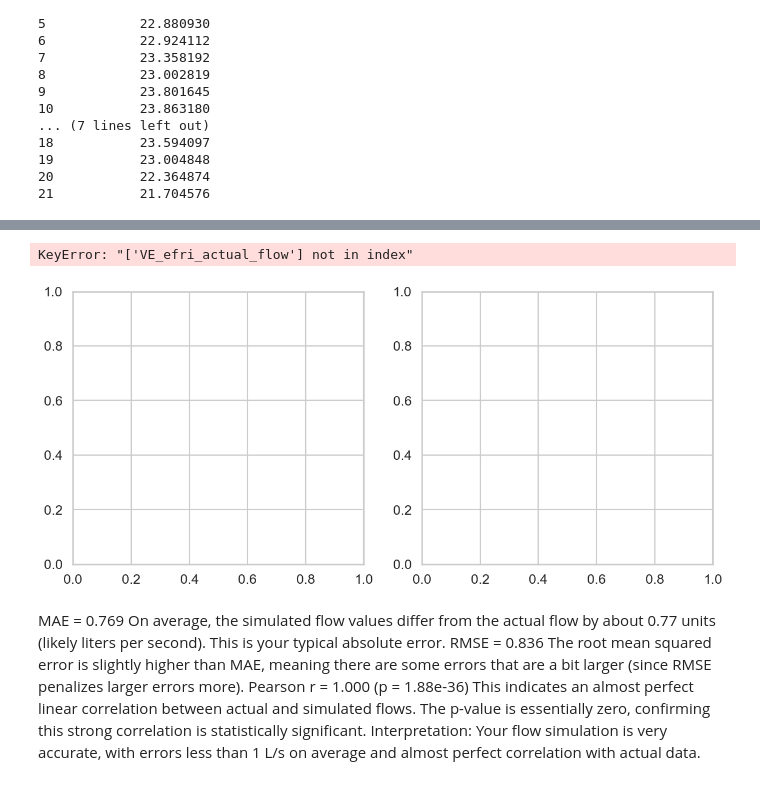
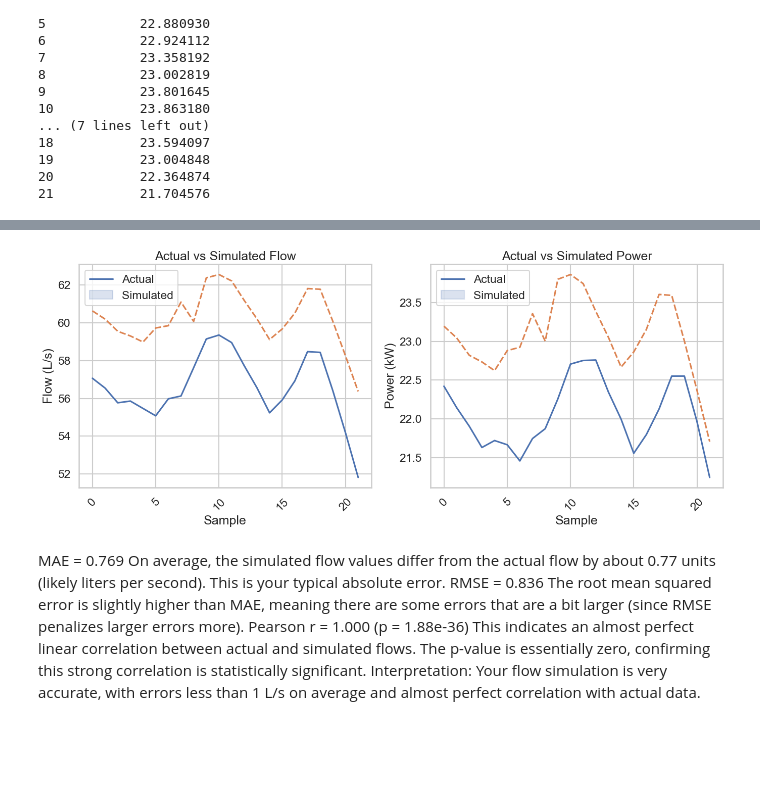
Before and after one commit to frodibrooks/OptimisedHeating, a Jupyter notebook: Epanet_python/plot_validation_RS.ipynb, the cells around one changed output, grey strips where cells are left out. Drawn from its saved outputs; the diff is of its cells as text; code cells hidden in the pictures; blank space fills up the shorter version.

Commit message:
ok bara fínpússa plotting og setja inn í thesis

```diff
--- a/Epanet_python/plot_validation_RS.ipynb
+++ b/Epanet_python/plot_validation_RS.ipynb
@@ -71,9 +71,9 @@ print(RS_power)
 20        21.962070
 21        21.243678
 # %%
-RS_flow_sim = pd.read_csv("rs_sim_flow.csv")
+RS_flow_sim = pd.read_csv("RS_flow_sim.csv")
 RS_flow_sim = RS_flow_sim.drop(columns = ["Time (hrs)"])
-RS_flow_sim = RS_flow_sim.rename(columns={"Flow Pipe-62614 (LPS)" : "RS_simulated_flow"})
+RS_flow_sim = RS_flow_sim.rename(columns={"Flow 11 (LPS)" : "RS_simulated_flow"})
 
 print(RS_flow_sim)
 # %% [output]
@@ -119,7 +119,7 @@ print(RS_power_sim)
 20           22.364874
 21           21.704576
 # %%
-VE_nedri_df = pd.concat([RS_flow,RS_power,RS_flow_sim,RS_power_sim], axis=1)
-VE_nedri_df.head()
+RS_df = pd.concat([RS_flow,RS_power,RS_flow_sim,RS_power_sim], axis=1)
+RS_df.head()
 # %% [output]
 |  | VE_efri_actual_flow | RS_actual_power | RS_simulated_flow | RS_simulated_power |
@@ -144,36 +139,35 @@ VE_nedri_df.head()
 # %%
 import matplotlib.pyplot as plt
 import seaborn as sns
 
 # Set seaborn theme for clean plots
 sns.set(style="whitegrid", context="talk")
 
 # Create subplots: 1 row, 2 columns, wider figure
 fig, axes = plt.subplots(1, 2, figsize=(14, 6))
 
 # Plot 1: Actual vs Simulated Flow
-sns.lineplot(ax=axes[0], data=VE_nedri_df[["VE_efri_actual_flow", "VE_efri_simulated_flow"]])
+sns.lineplot(ax=axes[0], data=RS_df[["VE_efri_actual_flow", "RS_simulated_flow"]])
 axes[0].set_title("Actual vs Simulated Flow")
 axes[0].set_xlabel("Sample")
-axes[0].set_ylabel("Flow LPS")
+axes[0].set_ylabel("Flow (L/s)")
 axes[0].legend(["Actual", "Simulated"])
 axes[0].tick_params(axis='x', rotation=45)
 axes[0].grid(True)
 
 # Plot 2: Actual vs Simulated Power
-sns.lineplot(ax=axes[1], data=VE_nedri_df[["VE_efri_actual_power", "VE_efri_simulated_power"]])
+sns.lineplot(ax=axes[1], data=RS_df[["RS_actual_power", "RS_simulated_power"]])
 axes[1].set_title("Actual vs Simulated Power")
 axes[1].set_xlabel("Sample")
 axes[1].set_ylabel("Power (kW)")
 axes[1].legend(["Actual", "Simulated"])
 axes[1].tick_params(axis='x', rotation=45)
 axes[1].grid(True)
 
 plt.tight_layout()
 plt.show()
 # %% [output]
-KeyError: "['VE_efri_actual_flow'] not in index"
-[figure, old version]
+[figure, new version]
 # %%
 from sklearn.metrics import mean_absolute_error, mean_squared_error
 import numpy as np
```
Also changed, not shown: parts of 4 cells of this notebook.
